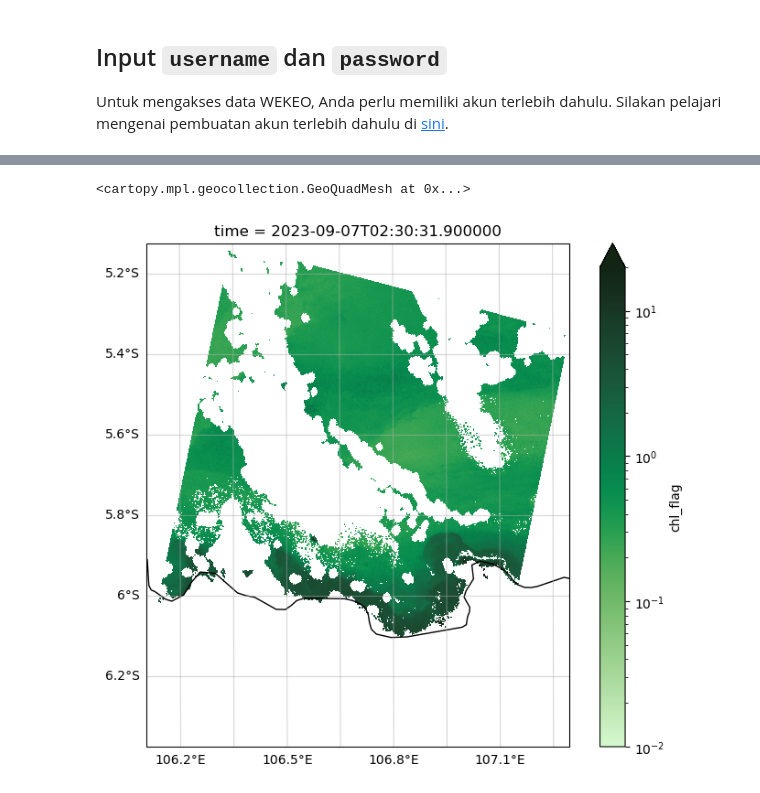
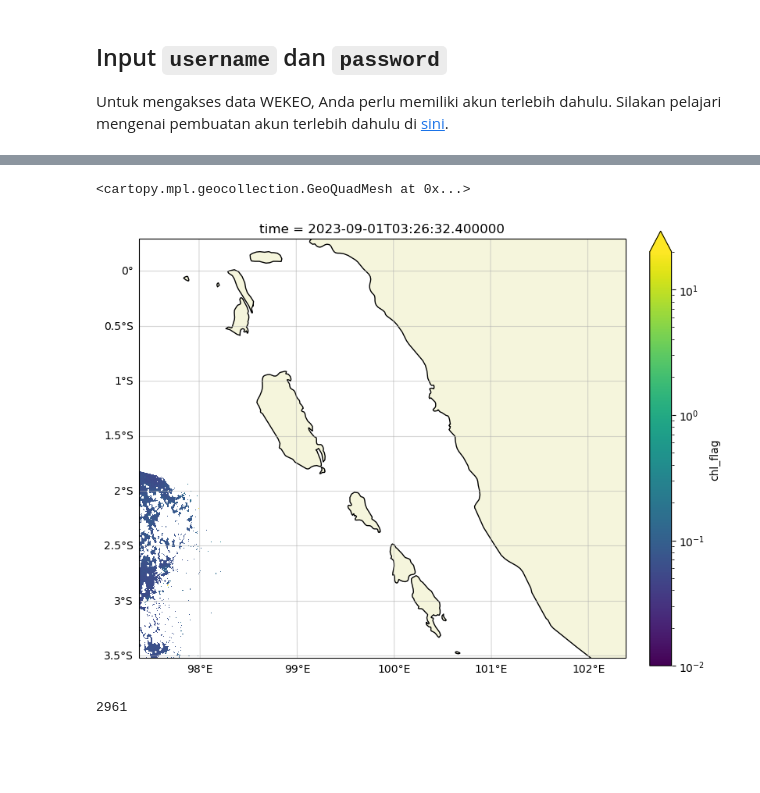
Before and after one commit to eds-ocean/imber-sen3, a Jupyter notebook: Code/mode_2_wekeo.ipynb, the cells around one changed output, grey strips where cells are left out. Cells and saved outputs as stored; diff of their text form; code cells hidden in the pictures; blank space fills up the shorter version.

```diff
--- a/Code/mode_2_wekeo.ipynb
+++ b/Code/mode_2_wekeo.ipynb
@@ -71,7 +73,9 @@ print(download_dir)
 
 Untuk mengakses data WEKEO, Anda perlu memiliki akun terlebih dahulu. Silakan pelajari mengenai pembuatan akun terlebih dahulu di [sini](https://help.wekeo.eu/en/articles/9389186-how-to-create-a-wekeo-account).
 # %%
-user = r'edskywalker' #input("Enter your name: ")
-passw = r'padangLua103#' #getpass("Enter your password: ")
+print("Please enter your [bold u cyan]username[/bold u cyan] and [bold u cyan]password[/bold u cyan]")
+
+user = input("Enter your name: ")
+passw = getpass("Enter your password: ")
 
 c = hda.Client(hda.Configuration(user=user, password=passw))
@@ -90,0 +163,6 @@ Sentinel-3 juga tersedia dalam 2 jenis satelit, `Sentinel-3A` dan `Sentinel-3B`.
+# %%
+## Time of interest
+print("Please input your :spiral_calendar-text: [u]date of interest[/u]. The dates should be in [bold yellow]YYYY-MM-DD[/bold yellow] format.")
+print()
+dtstart = input('Time start: ')
+dtend = input('Time end: ')
@@ -91,15 +174,10 @@ Sentinel-3 juga tersedia dalam 2 jenis satelit, `Sentinel-3A` dan `Sentinel-3B`.
 # %%
 query = {
-  "dataset_id": "EO:EUM:DAT:SENTINEL-3:OL_2_WFR___", #input("Dataset: "),
-  "dtstart": "2023-09-01T00:00:00.000Z", #input("Time start: "),
-  "dtend": "2023-09-08T00:00:00.000Z", #input("Time end: "),
-  "bbox": [
-    106.33442417084652, #float(input("West bound: ")), #106.33442417084652,
-    -6.226519426392115, #float(input("South bound: ")), #-6.226519426392115,
-    107.12675355792621, #float(input("East bound: ")), #107.12675355792621,
-    -5.321432926835288 #float(input("North bound: ")), #-5.321432926835288
-  ],
-  "sat": "Sentinel-3A",# input("Satellite: "), #"Sentinel-3B",
+  "dataset_id": dataset_id,
+  "dtstart": dtstart,
+  "dtend": dtend,
+  "bbox": bbox,
+  "sat": sat,
   "type": "OL_2_WFR___",
   "timeliness": "NT",
   "itemsPerPage": 200,
@@ -248,13 +374,0 @@ chl_plot = 10 ** regrid['chl_flag']
-# %%
-fig, ax = plt.subplots(figsize=[8,6], layout='constrained', subplot_kw=dict(projection=ccrs.Robinson(central_longitude=112.0)))
-
-# ax.add_feature(cartopy.feature.LAND.with_scale('10m'), facecolor = 'beige', edgecolor='black', zorder = 1)
-ax.coastlines()
-ini = ax.gridlines(draw_labels = True, alpha=0.5)
-ini.top_labels = False
-ini.right_labels = False
-
-chl_plot.plot(ax=ax, x='longitude', y='latitude', norm=colors.LogNorm(0.01,20), cmap=cmo.algae, transform=ccrs.PlateCarree(), zorder=0)
-# %% [output]
-<cartopy.mpl.geocollection.GeoQuadMesh at 0x...>
-[figure, removed]
@@ -261,4 +377,23 @@ chl_plot.plot(ax=ax, x='longitude', y='latitude', norm=colors.LogNorm(0.01,20),
+# %%
+import cartopy
+
+fig, ax = plt.subplots(figsize=[8,6], layout='constrained', subplot_kw=dict(projection=ccrs.Robinson(central_longitude=112.0)))
+
+ax.set_extent(extent, crs=ccrs.PlateCarree())
+ax.add_feature(cf.LAND.with_scale('10m'), facecolor = 'beige', edgecolor='black', zorder = 1)
+#ax.coastlines()
+ini = ax.gridlines(draw_labels = True, alpha=0.5)
+ini.top_labels = False
+ini.right_labels = False
+
+chl_plot.plot(ax=ax, x='longitude', y='latitude', norm=colors.LogNorm(0.01,21), transform=ccrs.PlateCarree(), zorder=0)
+# %% [output]
+<cartopy.mpl.geocollection.GeoQuadMesh at 0x...>
+[figure, added]
 # %%
 cdo.cleanTempDir()
+gc.collect()
+# %% [output]
+2961
 # %%
 shutil.rmtree(download_dir)
```
Also changed, not shown: parts of 30 cells of this notebook.
